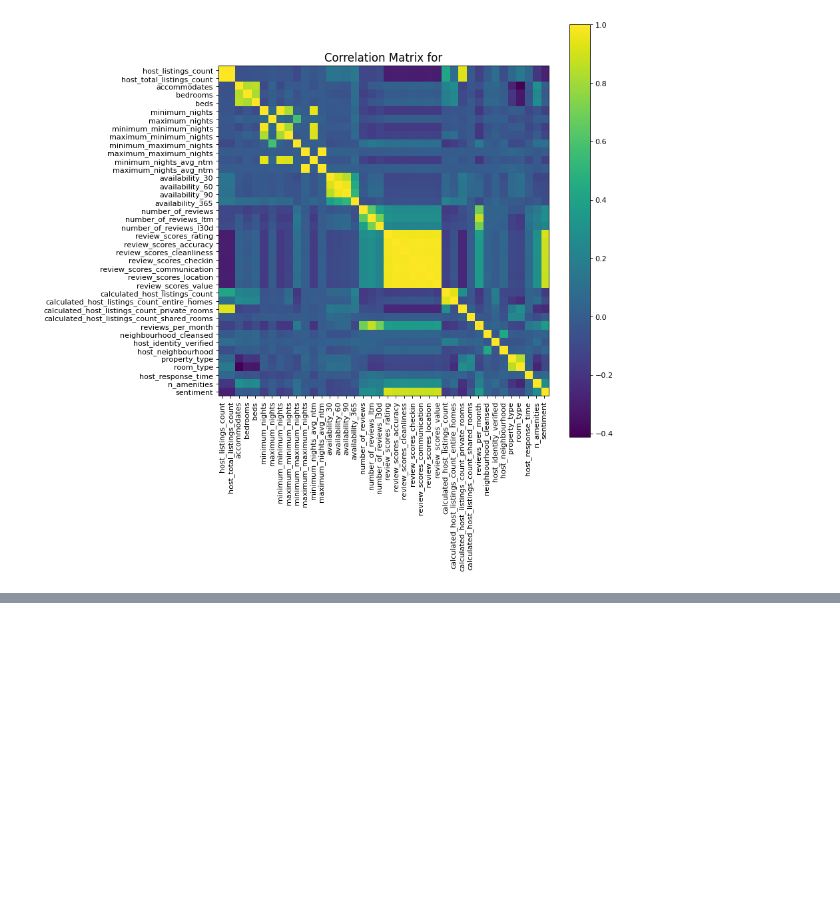
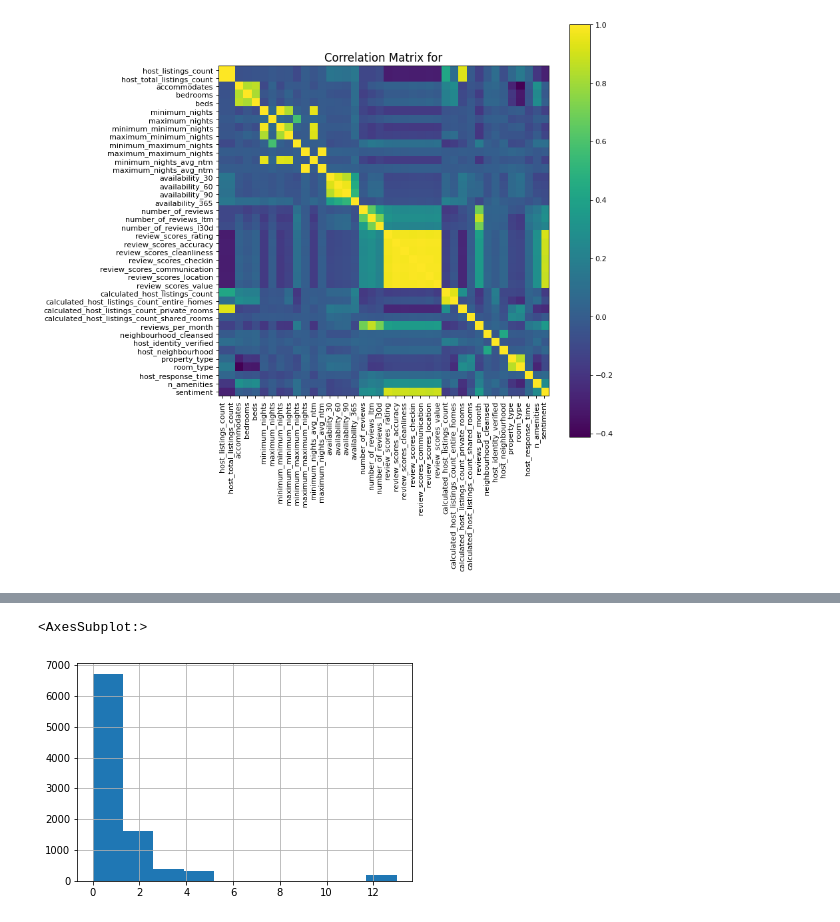
Before and after one commit to italu1013/insideairbnb_rental_price_prediction, a Jupyter notebook: SD_airbnb_rental_EDA_and_rental_predict_modeling.ipynb, the cells around one changed output, grey strips where cells are left out. Saved outputs shown, nothing was run; the diff lists cells and outputs as text; code cells hidden in the pictures; blank space fills up the shorter version.

```diff
--- a/SD_airbnb_rental_EDA_and_rental_predict_modeling.ipynb
+++ b/SD_airbnb_rental_EDA_and_rental_predict_modeling.ipynb
@@ -487,0 +516,44 @@ plotCorrelationMatrix(df_plot, 10)
+# %%
+# with better model
+from facenet_pytorch import MTCNN
+mtcnn = MTCNN(image_size=255, margin=0)
+# %%
+def fd_with_mtcnn(img_path):
+    img = Image.open(img_path)
+    res = mtcnn.detect(img)
+    dets = res[0]
+    return dets
+
+def get_num_of_det(v):
+    if v is not None:
+        return v.shape[0]
+    else:
+        return 0
+
+def get_avg_face_area(dets):
+    if dets is not None:
+        areas = [(det[2] - det[0])*(det[3] - det[1]) for det in dets]
+        avg_areas = sum(areas)/len(areas)
+        return avg_areas
+    else:
+        return 0
+# %%
+hostface_map = {}
+for x in tqdm(img_list):
+    listing_id = x.replace("./host_pics/","").replace(".png","")
+    try:
+        dets = fd_with_mtcnn(x)
+    except:
+        dets = None
+    hostface_map[listing_id] = dets
+# %%
+tuple_list = []
+for k, v in hostface_map.items():
+    data = (k, get_num_of_det(v), get_avg_face_area(v))
+    tuple_list.append(data)
+
+df_fd = pd.DataFrame(tuple_list, columns=["id", "face_cnt", "avg_face_area"])
+df_fd.face_cnt.hist()
+# %% [output]
+<AxesSubplot:>
+[figure, added]
```
Also changed, not shown: parts of 8 cells of this notebook.
